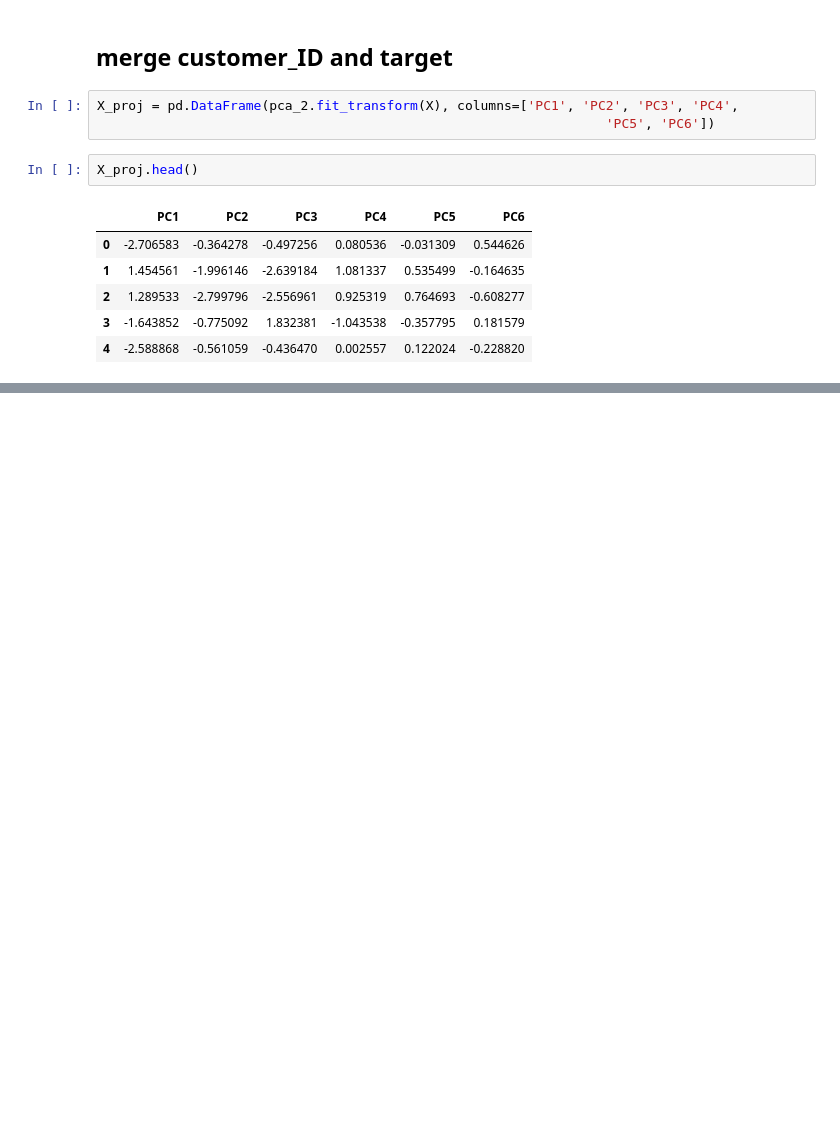
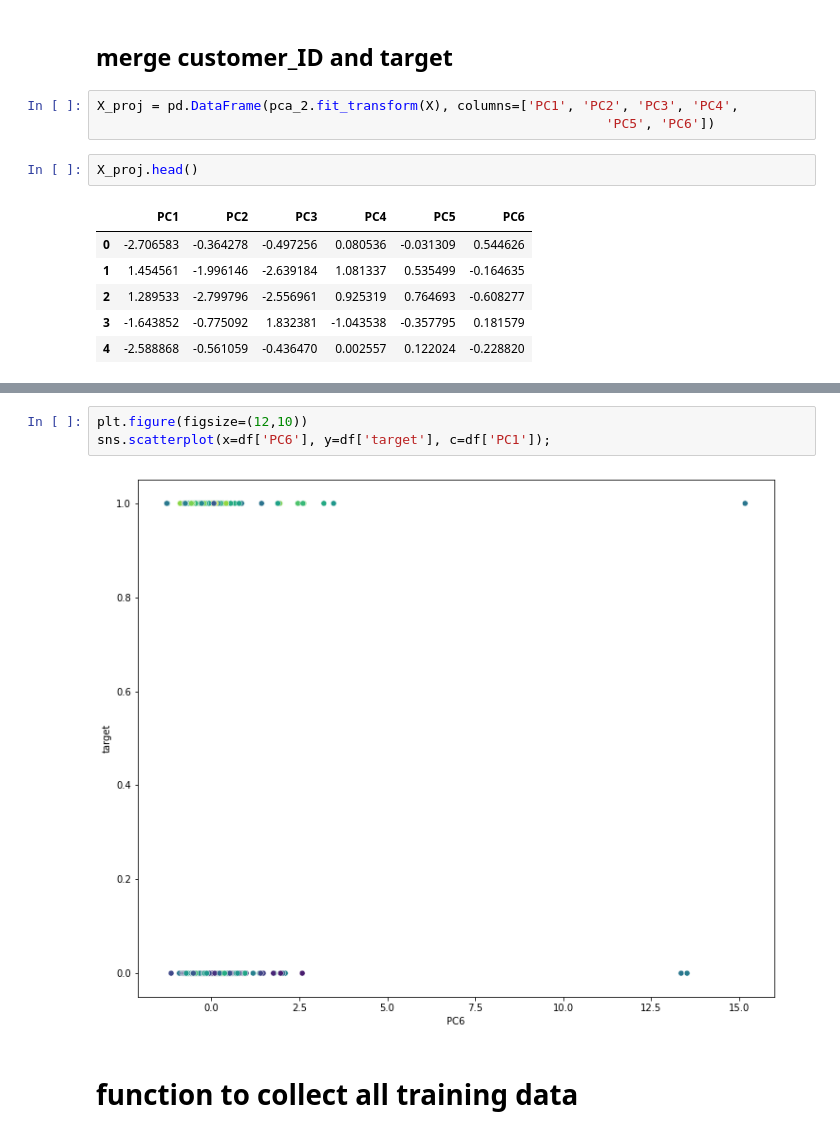
Before and after one commit to inherentspice/American-Express-Default-Prediction, a Jupyter notebook: Data Exploration.ipynb, the cells around one changed output, grey strips where cells are left out. Cells and saved outputs as stored; diff of their text form; blank space fills up the shorter version.

```diff
--- a/Data Exploration.ipynb
+++ b/Data Exploration.ipynb
@@ -296,0 +327,7 @@ KeyError: 'customer_ID'
+# %%
+plt.figure(figsize=(12,10))
+sns.scatterplot(x=df['PC6'], y=df['target'], c=df['PC1']);
+# %% [output]
+[figure, added]
+# %% [markdown]
+# function to collect all training data
```
Also changed, not shown: parts of 10 cells of this notebook.
